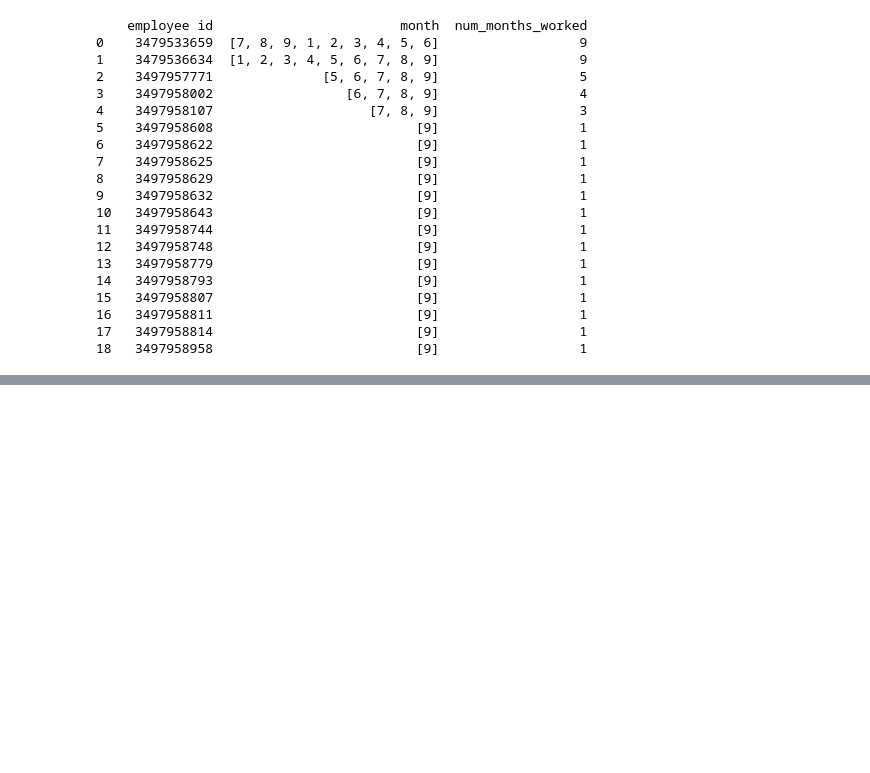
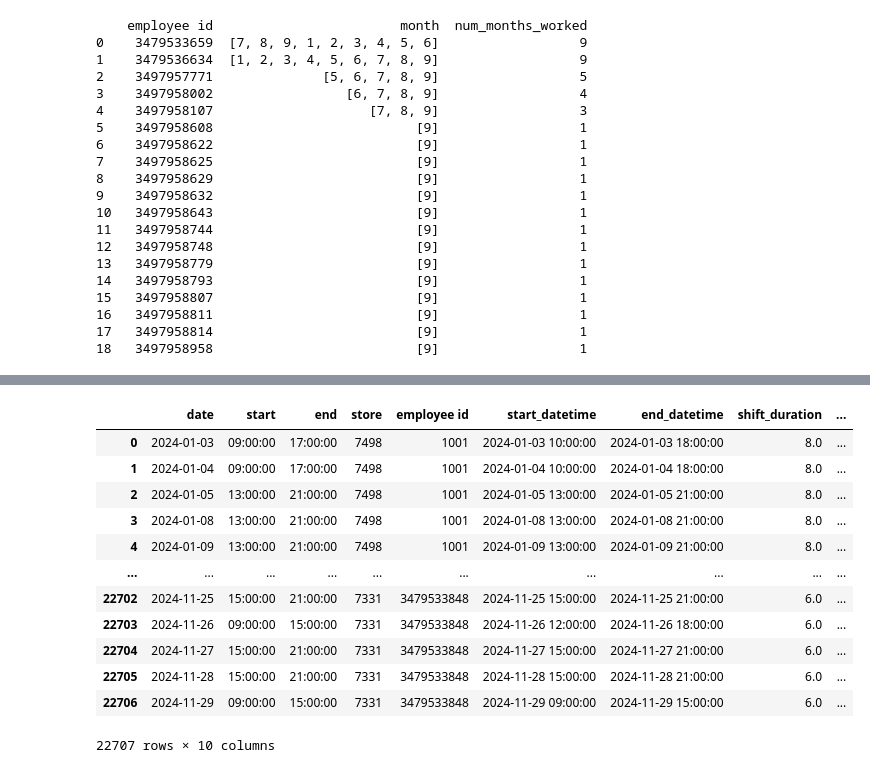
Before and after one commit to alkistissyt/PublicCoData, a Jupyter notebook: umemployeed.ipynb, the cells around one changed output, grey strips where cells are left out. Saved outputs shown, nothing was run; the diff lists cells and outputs as text; code cells hidden in the pictures; blank space fills up the shorter version.

```diff
--- a/umemployeed.ipynb
+++ b/umemployeed.ipynb
@@ -510,0 +640,51 @@ Passing `palette` without assigning `hue` is deprecated and will be removed in v
+# %%
+import numpy as np
+
+# Create a copy of the schedule to modify
+optimized_schedule = schedule_df.copy()
+
+# Get peak visitor hours (top 3 busiest hours per day)
+peak_hours = pivot_table.apply(lambda x: x.nlargest(3).index.tolist(), axis=0)
+
+# Flatten peak hours into a dictionary {day: [peak_hours]}
+peak_hours_dict = {day: list(set(peak_hours[day])) for day in peak_hours.columns}
+
+# Adjust shift times based on visitor demand
+for idx, row in optimized_schedule.iterrows():
+    day = row["day_of_week"]
+
+    # Skip if the day has no peak hour data
+    if day not in peak_hours_dict:
+        continue
+
+    shift_start = row["start_datetime"].hour
+    shift_end = row["end_datetime"].hour
+    peak_for_day = sorted(peak_hours_dict[day])  # Ensure sorted order
+
+    # Find the closest peak hour and adjust the shift
+    if shift_end < min(peak_for_day):
+        # Shift forward if the current shift ends before the peak
+        new_start = min(peak_for_day) - (shift_end - shift_start)
+        new_end = min(peak_for_day)
+    elif shift_start > max(peak_for_day):
+        # Shift backward if the current shift starts after the peak
+        new_start = max(peak_for_day)
+        new_end = max(peak_for_day) + (shift_end - shift_start)
+    else:
+        # If already covering a peak hour, minimize adjustments
+        new_start = shift_start
+        new_end = shift_end
+
+    # Apply the changes
+    optimized_schedule.at[idx, "start_datetime"] = pd.to_datetime(f"{row['date'].date()} {new_start}:00:00")
+    optimized_schedule.at[idx, "end_datetime"] = pd.to_datetime(f"{row['date'].date()} {new_end}:00:00")
+
+print(optimized_schedule)
+
+# Display the optimized schedule
+#import ace_tools as tools
+#tools.display_dataframe_to_user(name="Optimized Employee Schedule", dataframe=optimized_schedule)
+
+from IPython.display import display
+display(optimized_schedule)
+# %% [output]
@@ -510,0 +708,13 @@ Passing `palette` without assigning `hue` is deprecated and will be removed in v
+|  | date | start | end | store | employee id | start_datetime | end_datetime | shift_duration | ... |
+| 0 | 2024-01-03 | 09:00:00 | 17:00:00 | 7498 | 1001 | 2024-01-03 10:00:00 | 2024-01-03 18:00:00 | 8.0 | ... |
+| 1 | 2024-01-04 | 09:00:00 | 17:00:00 | 7498 | 1001 | 2024-01-04 10:00:00 | 2024-01-04 18:00:00 | 8.0 | ... |
+| 2 | 2024-01-05 | 13:00:00 | 21:00:00 | 7498 | 1001 | 2024-01-05 13:00:00 | 2024-01-05 21:00:00 | 8.0 | ... |
+| 3 | 2024-01-08 | 13:00:00 | 21:00:00 | 7498 | 1001 | 2024-01-08 13:00:00 | 2024-01-08 21:00:00 | 8.0 | ... |
+| 4 | 2024-01-09 | 13:00:00 | 21:00:00 | 7498 | 1001 | 2024-01-09 13:00:00 | 2024-01-09 21:00:00 | 8.0 | ... |
+| ... | ... | ... | ... | ... | ... | ... | ... | ... | ... |
+| 22702 | 2024-11-25 | 15:00:00 | 21:00:00 | 7331 | 3479533848 | 2024-11-25 15:00:00 | 2024-11-25 21:00:00 | 6.0 | ... |
+| 22703 | 2024-11-26 | 09:00:00 | 15:00:00 | 7331 | 3479533848 | 2024-11-26 12:00:00 | 2024-11-26 18:00:00 | 6.0 | ... |
+| 22704 | 2024-11-27 | 15:00:00 | 21:00:00 | 7331 | 3479533848 | 2024-11-27 15:00:00 | 2024-11-27 21:00:00 | 6.0 | ... |
+| 22705 | 2024-11-28 | 15:00:00 | 21:00:00 | 7331 | 3479533848 | 2024-11-28 15:00:00 | 2024-11-28 21:00:00 | 6.0 | ... |
+| 22706 | 2024-11-29 | 09:00:00 | 15:00:00 | 7331 | 3479533848 | 2024-11-29 09:00:00 | 2024-11-29 15:00:00 | 6.0 | ... |
+22707 rows × 10 columns
```
Also changed, not shown: parts of 18 cells of this notebook.
